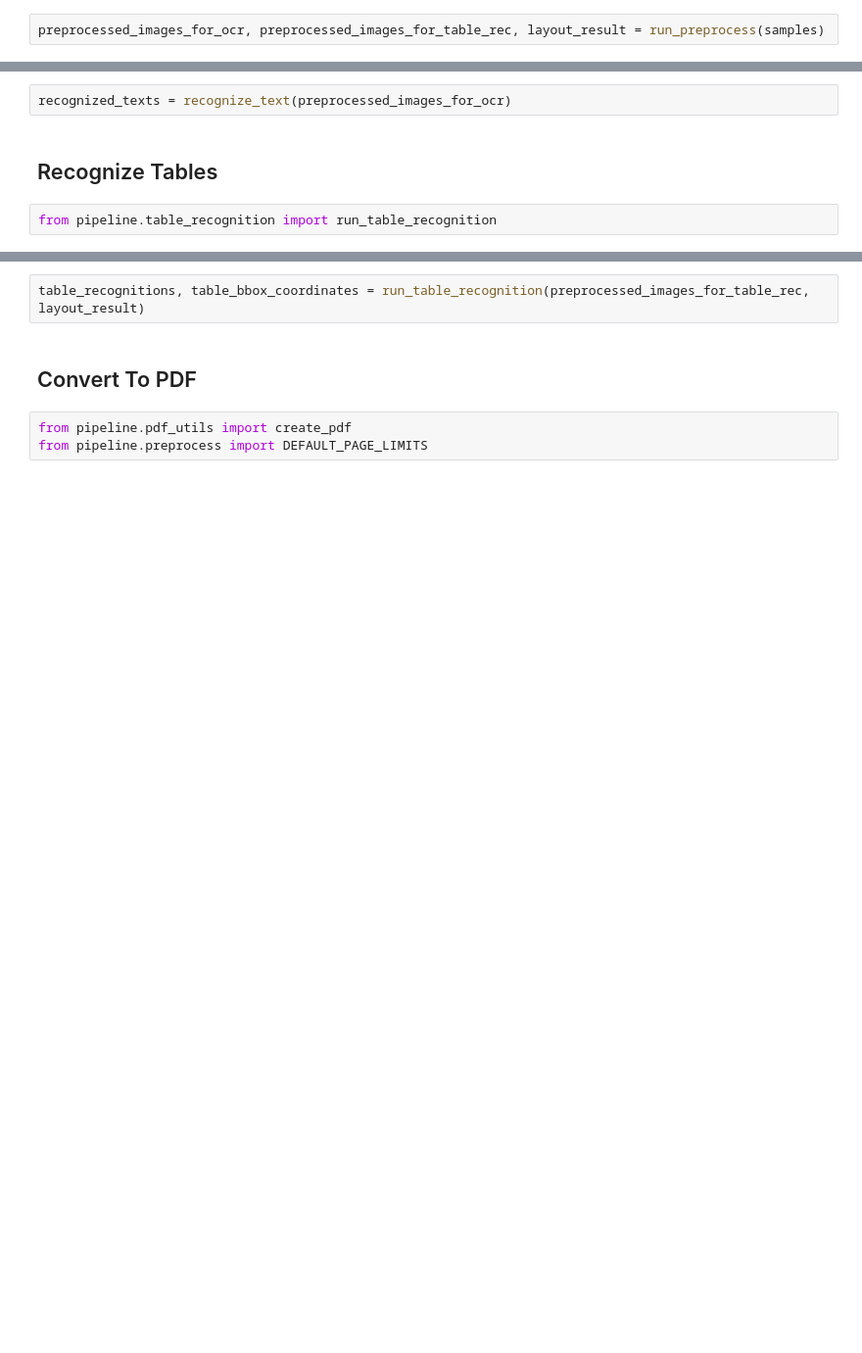
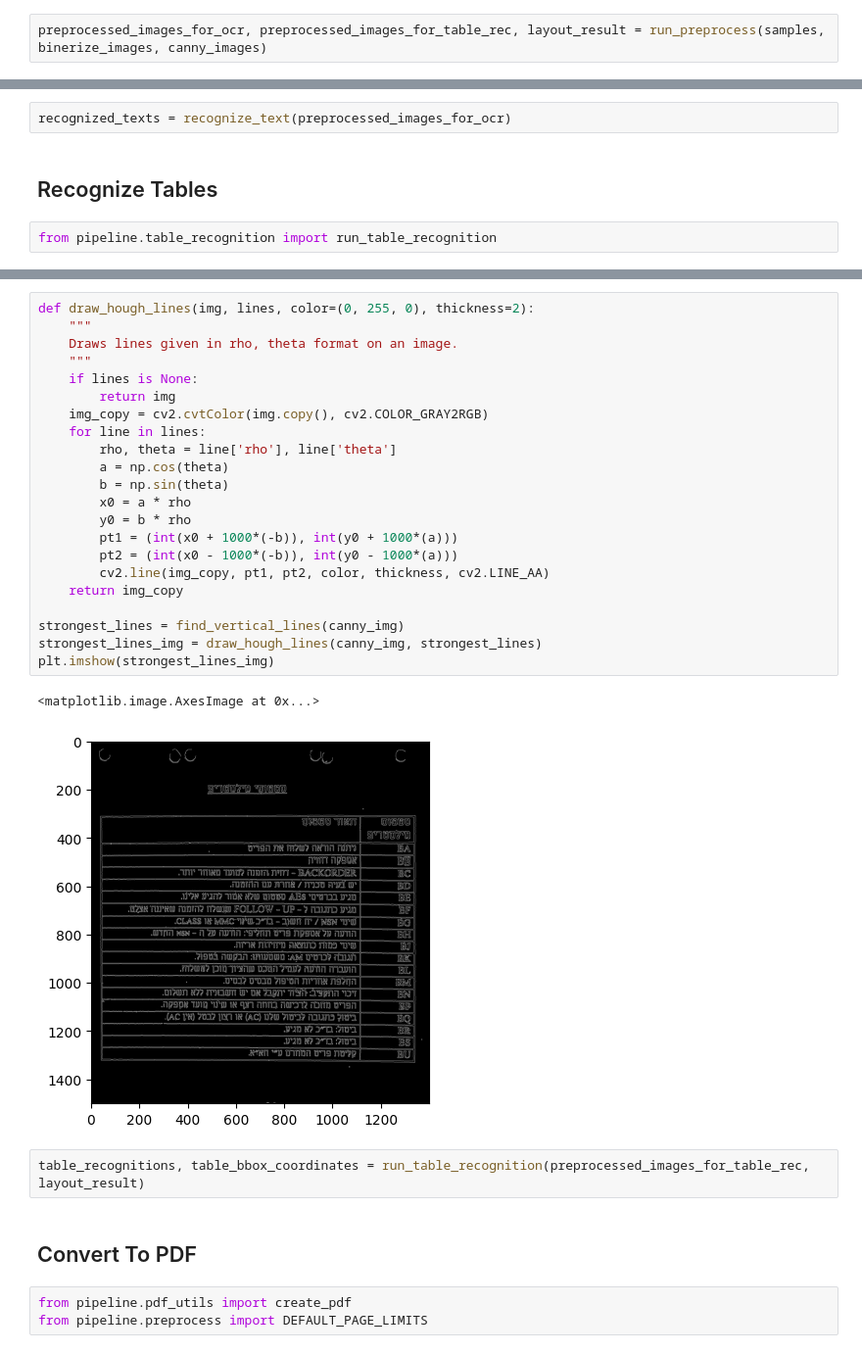
Before and after one commit to shalev-habany/surya, a Jupyter notebook: check_pipeline.ipynb, the cells around one changed output, grey strips where cells are left out. Shown: that part at 98% size. Drawn from its saved outputs; the diff is of its cells as text; blank space fills up the shorter version.

```diff
--- a/check_pipeline.ipynb
+++ b/check_pipeline.ipynb
@@ -15,5 +16,5 @@ from pipeline.preprocess import run_preprocess
 # %%
-preprocessed_images_for_ocr, preprocessed_images_for_table_rec, layout_result = run_preprocess(samples)
+preprocessed_images_for_ocr, preprocessed_images_for_table_rec, layout_result = run_preprocess(samples, binerize_images, canny_images)
 # %% [markdown]
 ## Recognize Text
 # %%
@@ -31,3 +77,28 @@ preprocessed_images_for_table_rec[0]
+# %%
+def draw_hough_lines(img, lines, color=(0, 255, 0), thickness=2):
+    """
+    Draws lines given in rho, theta format on an image.
+    """
+    if lines is None:
+        return img
+    img_copy = cv2.cvtColor(img.copy(), cv2.COLOR_GRAY2RGB)
+    for line in lines:
+        rho, theta = line['rho'], line['theta']
+        a = np.cos(theta)
+        b = np.sin(theta)
+        x0 = a * rho
+        y0 = b * rho
+        pt1 = (int(x0 + 1000*(-b)), int(y0 + 1000*(a)))
+        pt2 = (int(x0 - 1000*(-b)), int(y0 - 1000*(a)))
+        cv2.line(img_copy, pt1, pt2, color, thickness, cv2.LINE_AA)
+    return img_copy
+
+strongest_lines = find_vertical_lines(canny_img)
+strongest_lines_img = draw_hough_lines(canny_img, strongest_lines)
+plt.imshow(strongest_lines_img)
+# %% [output]
+<matplotlib.image.AxesImage at 0x...>
+[figure, added]
 # %%
 table_recognitions, table_bbox_coordinates = run_table_recognition(preprocessed_images_for_table_rec, layout_result)
 # %% [markdown]
```
Also changed, not shown: parts of 5 cells of this notebook, 5 other files.
